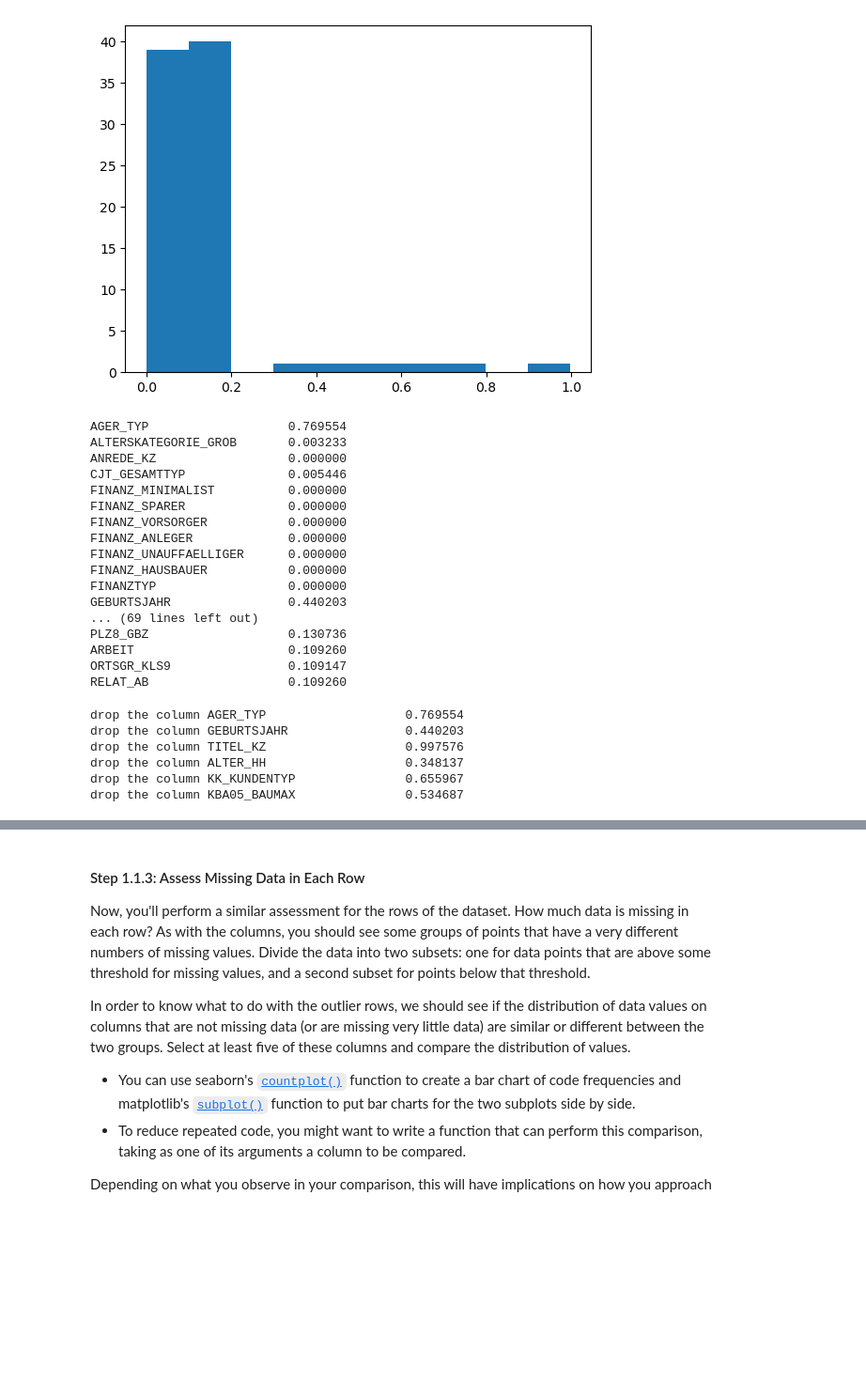
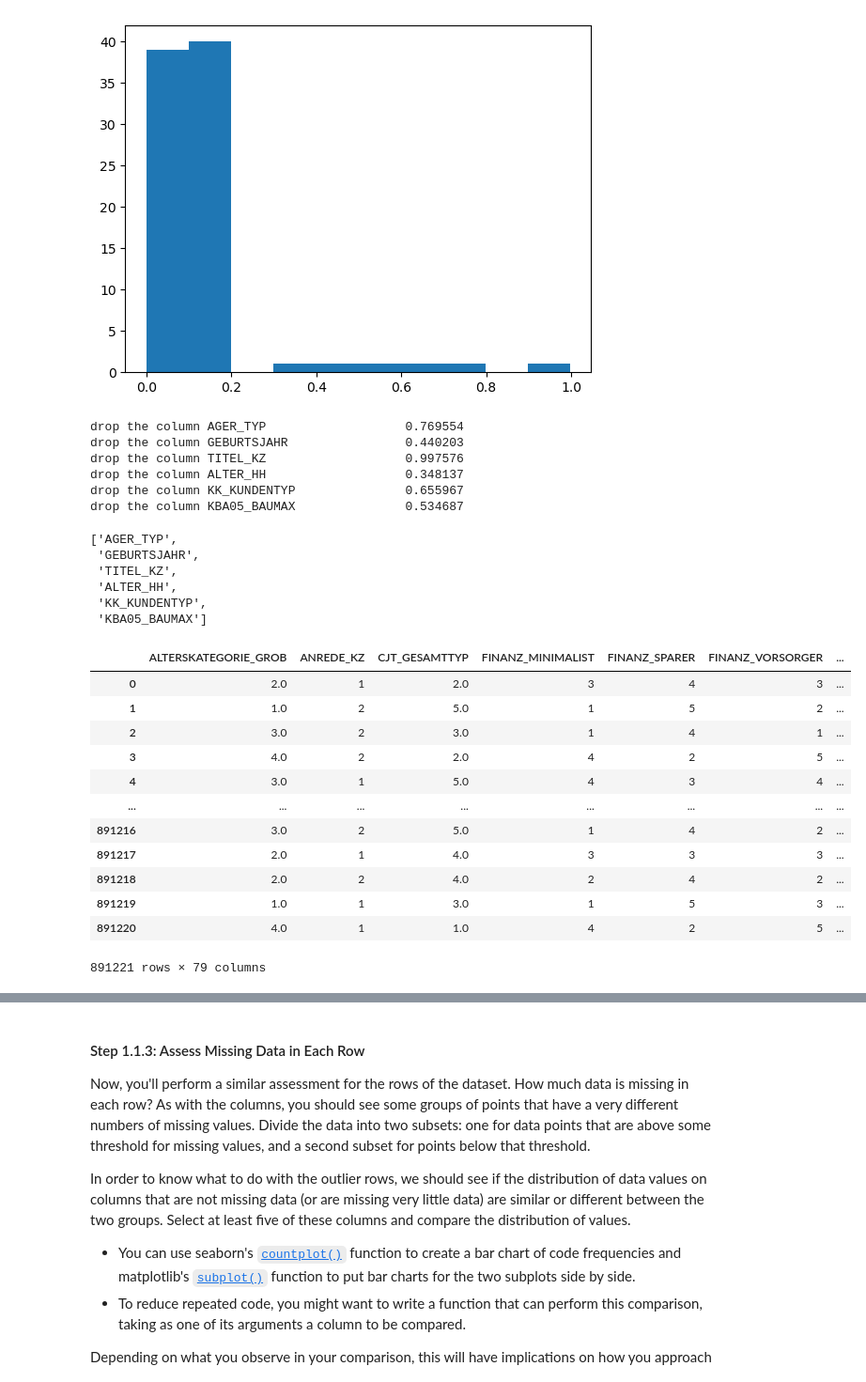
Before and after one commit to kumaeki/INTRO-TO-ML, a Jupyter notebook: my-jupytor/04-Unsupervised/6_Project_Identify_Customer_Segments/Identify_Customer_Segments.ipynb, the cells around one changed output, grey strips where cells are left out. Shown: that part at 94% size. Drawn from its saved outputs; the diff is of its cells as text; code cells hidden in the pictures; blank space fills up the shorter version.

```diff
--- a/my-jupytor/04-Unsupervised/6_Project_Identify_Customer_Segments/Identify_Customer_Segments.ipynb
+++ b/my-jupytor/04-Unsupervised/6_Project_Identify_Customer_Segments/Identify_Customer_Segments.ipynb
@@ -143,5 +142,6 @@ For the remaining features, are there any patterns in which columns have, or sha
 # %%
 # Perform an assessment of how much missing data there is in each column of the
 # dataset.
-missing_data = azdias.isnull().sum(axis=0)/azdias.shape[0]
-print(missing_data)
+def get_missing_rate(df,axis):
+    return df.isnull().sum(axis=axis)/df.shape[axis]
+missing_rate = get_missing_rate(azdias,0)
@@ -172,25 +180,3 @@ labels = azdias.columns
-# %%
-# Investigate patterns in the amount of missing data in each column.
-for i in range(0,85):
-    print('{:25s}{:10f}'.format(labels[i],missing_data[i]))
-# %% [output]
-AGER_TYP                   0.769554
-ALTERSKATEGORIE_GROB       0.003233
-ANREDE_KZ                  0.000000
-CJT_GESAMTTYP              0.005446
-FINANZ_MINIMALIST          0.000000
-FINANZ_SPARER              0.000000
-FINANZ_VORSORGER           0.000000
-FINANZ_ANLEGER             0.000000
-FINANZ_UNAUFFAELLIGER      0.000000
-FINANZ_HAUSBAUER           0.000000
-FINANZTYP                  0.000000
-GEBURTSJAHR                0.440203
-... (69 lines left out)
-PLZ8_GBZ                   0.130736
-ARBEIT                     0.109260
-ORTSGR_KLS9                0.109147
-RELAT_AB                   0.109260
 # %%
 # Remove the outlier columns from the dataset. (You'll perform other data
 # engineering tasks such as re-encoding and imputation later.)
@@ -206,4 +201,29 @@ drop the column TITEL_KZ                   0.997576
 drop the column ALTER_HH                   0.348137
 drop the column KK_KUNDENTYP               0.655967
 drop the column KBA05_BAUMAX               0.534687
+# %%
+columns_drop
+# %% [output]
+['AGER_TYP',
+ 'GEBURTSJAHR',
+ 'TITEL_KZ',
+ 'ALTER_HH',
+ 'KK_KUNDENTYP',
+ 'KBA05_BAUMAX']
+# %%
+azdias_drop
+# %% [output]
+|  | ALTERSKATEGORIE_GROB | ANREDE_KZ | CJT_GESAMTTYP | FINANZ_MINIMALIST | FINANZ_SPARER | FINANZ_VORSORGER | ... |
+| 0 | 2.0 | 1 | 2.0 | 3 | 4 | 3 | ... |
+| 1 | 1.0 | 2 | 5.0 | 1 | 5 | 2 | ... |
+| 2 | 3.0 | 2 | 3.0 | 1 | 4 | 1 | ... |
+| 3 | 4.0 | 2 | 2.0 | 4 | 2 | 5 | ... |
+| 4 | 3.0 | 1 | 5.0 | 4 | 3 | 4 | ... |
+| ... | ... | ... | ... | ... | ... | ... | ... |
+| 891216 | 3.0 | 2 | 5.0 | 1 | 4 | 2 | ... |
+| 891217 | 2.0 | 1 | 4.0 | 3 | 3 | 3 | ... |
+| 891218 | 2.0 | 2 | 4.0 | 2 | 4 | 2 | ... |
+| 891219 | 1.0 | 1 | 3.0 | 1 | 5 | 3 | ... |
+| 891220 | 4.0 | 1 | 1.0 | 4 | 2 | 5 | ... |
+891221 rows × 79 columns
 # %% [markdown]
```
Also changed, not shown: parts of 35 cells of this notebook, 4 other files.
